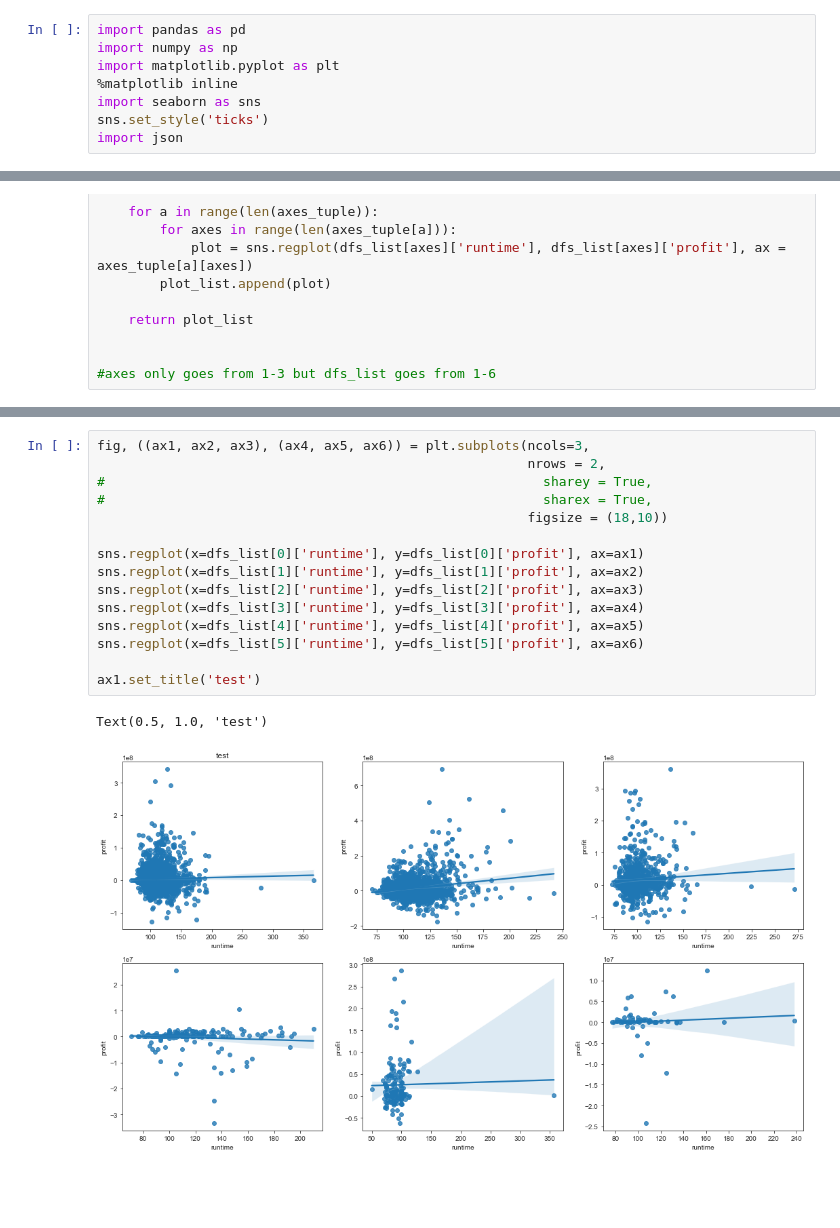
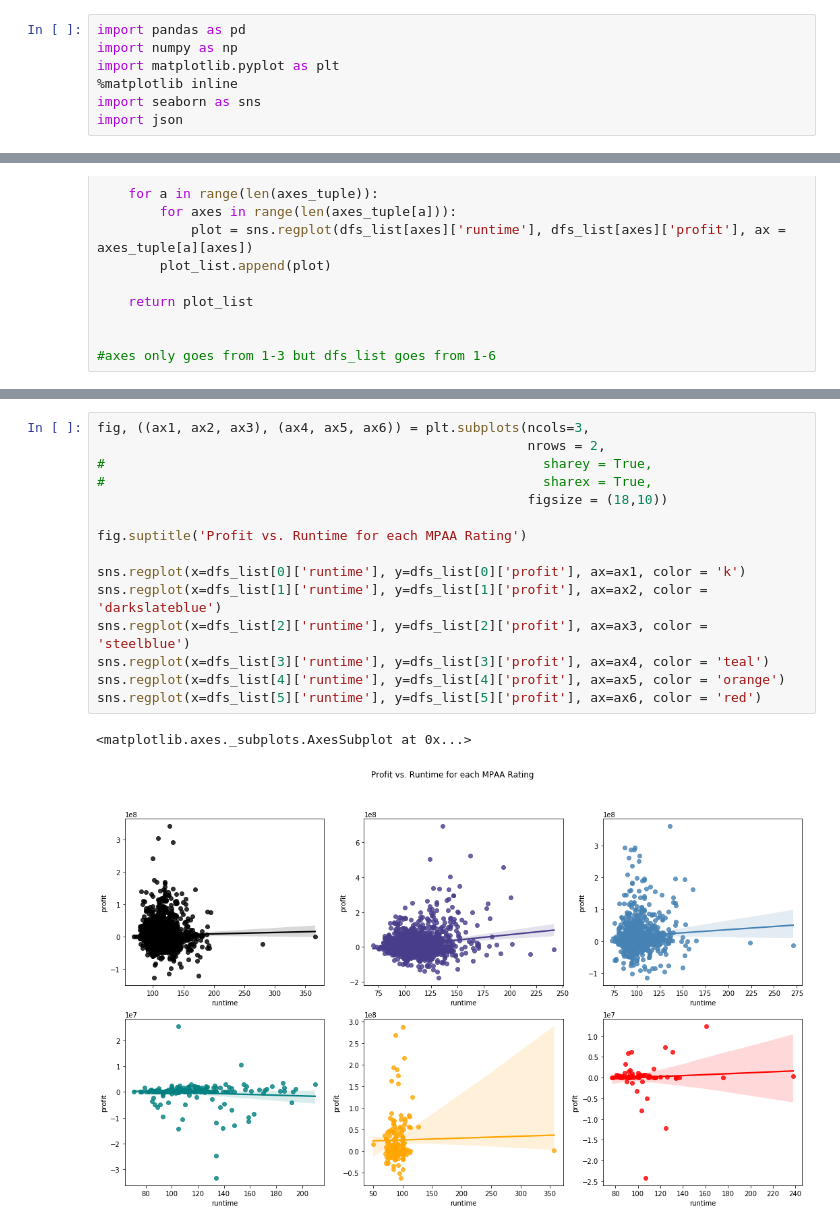
Before and after one commit to mrozenva/dsc-phase-1-project-campus, a Jupyter notebook: data_inspection.ipynb, the cells around one changed output, grey strips where cells are left out. Saved outputs shown, nothing was run; the diff lists cells and outputs as text; blank space fills up the shorter version.

Commit message:
colors subplots

```diff
--- a/data_inspection.ipynb
+++ b/data_inspection.ipynb
@@ -4,7 +4,6 @@ import numpy as np
 import matplotlib.pyplot as plt
 %matplotlib inline
 import seaborn as sns
-sns.set_style('ticks')
 import json
 # %%
 imdb_title_ratings = pd.read_csv('./zippedData/imdb.title.ratings.csv.gz') # merged with titlebasics
@@ -390,21 +386,21 @@ kaggle_movies[kaggle_movies['rating'] == ratings_list[0]].head(1)
 # %%
 fig, ((ax1, ax2, ax3), (ax4, ax5, ax6)) = plt.subplots(ncols=3,
                                                        nrows = 2,
 #                                                        sharey = True,
 #                                                        sharex = True,
                                                        figsize = (18,10))
 
-sns.regplot(x=dfs_list[0]['runtime'], y=dfs_list[0]['profit'], ax=ax1)
-sns.regplot(x=dfs_list[1]['runtime'], y=dfs_list[1]['profit'], ax=ax2)
-sns.regplot(x=dfs_list[2]['runtime'], y=dfs_list[2]['profit'], ax=ax3)
-sns.regplot(x=dfs_list[3]['runtime'], y=dfs_list[3]['profit'], ax=ax4)
-sns.regplot(x=dfs_list[4]['runtime'], y=dfs_list[4]['profit'], ax=ax5)
-sns.regplot(x=dfs_list[5]['runtime'], y=dfs_list[5]['profit'], ax=ax6)
+fig.suptitle('Profit vs. Runtime for each MPAA Rating')
 
-ax1.set_title('test')
+sns.regplot(x=dfs_list[0]['runtime'], y=dfs_list[0]['profit'], ax=ax1, color = 'k')
+sns.regplot(x=dfs_list[1]['runtime'], y=dfs_list[1]['profit'], ax=ax2, color = 'darkslateblue')
+sns.regplot(x=dfs_list[2]['runtime'], y=dfs_list[2]['profit'], ax=ax3, color = 'steelblue')
+sns.regplot(x=dfs_list[3]['runtime'], y=dfs_list[3]['profit'], ax=ax4, color = 'teal')
+sns.regplot(x=dfs_list[4]['runtime'], y=dfs_list[4]['profit'], ax=ax5, color = 'orange')
+sns.regplot(x=dfs_list[5]['runtime'], y=dfs_list[5]['profit'], ax=ax6, color = 'red')
 # %% [output]
-Text(0.5, 1.0, 'test')
+<matplotlib.axes._subplots.AxesSubplot at 0x...>
-[figure, old version]
+[figure, new version]
 # %%
 def create_kaggle_ratings_dfs_for_subplots(dataframe):
     """
```
Also changed, not shown: parts of 4 cells of this notebook.
